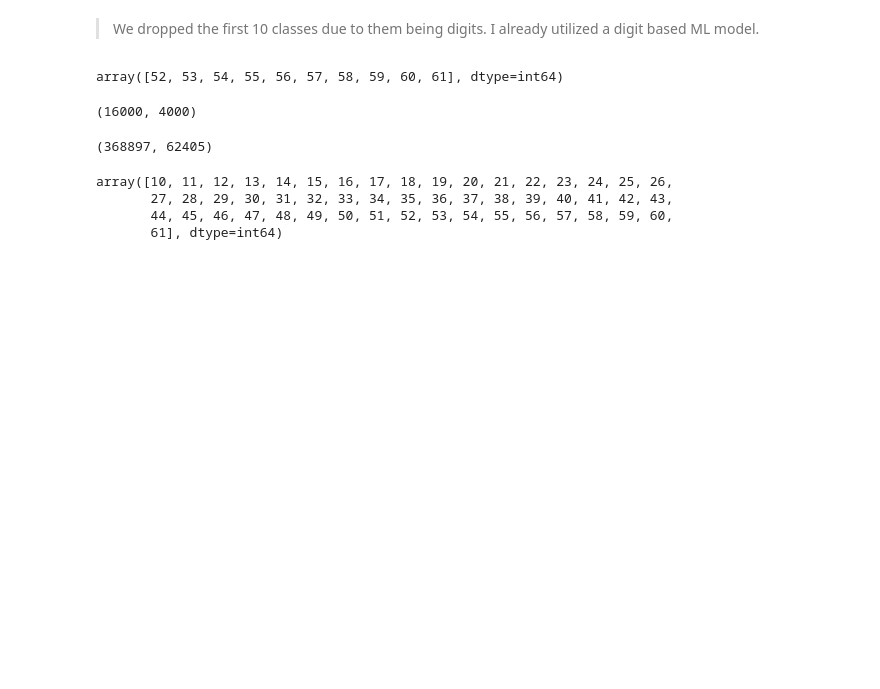
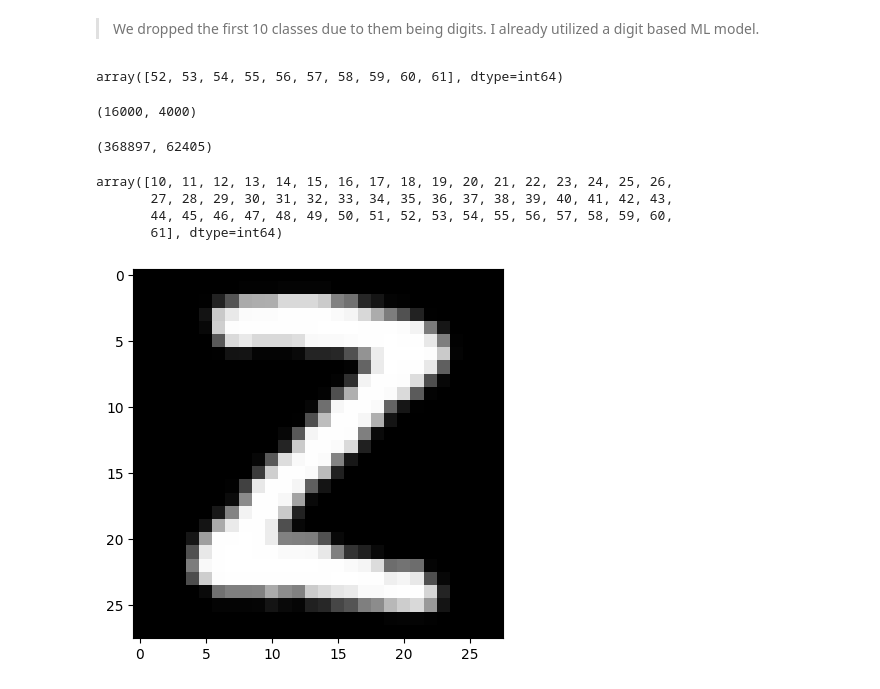
Before and after one commit to haldonmez/handwritten-letter-recognition-model, a Jupyter notebook: data_preprocessing.ipynb, the cells around one changed output. Drawn from its saved outputs; the diff is of its cells as text; code cells hidden in the pictures; blank space fills up the shorter version.

Commit message:
Update
Data visualized.
Fixes made.

```diff
--- a/data_preprocessing.ipynb
+++ b/data_preprocessing.ipynb
@@ -74,3 +76,16 @@ Drop rows based on column value:
 697931    0    0    0    0    0    0    0
 
 [352897 rows x 785 columns]
+# %%
+def process_image(row):
+    # Get the image data, ignore the first value (the class)
+    image_data = np.array(row[1:]).reshape(28, 28)
+
+    # Rotate the image -90 degrees
+    rotated_image = ndimage.rotate(image_data, -90)
+
+    # Flip the image
+    flipped_image = np.fliplr(rotated_image)
+
+    return pd.Series(np.append(row[0], flipped_image.flatten()))
+train_emnist = train_emnist.apply(process_image, axis=1)
@@ -118,3 +137,14 @@ array([10, 11, 12, 13, 14, 15, 16, 17, 18, 19, 20, 21, 22, 23, 24, 25, 26,
        27, 28, 29, 30, 31, 32, 33, 34, 35, 36, 37, 38, 39, 40, 41, 42, 43,
        44, 45, 46, 47, 48, 49, 50, 51, 52, 53, 54, 55, 56, 57, 58, 59, 60,
        61], dtype=int64)
+# %%
+image_data = train_emnist_last.iloc[0, 1:]
+
+# Reshape the data into a 28x28 array
+image_data = np.array(image_data).reshape(28, 28)
+
+# Use matplotlib to display the image
+plt.imshow(image_data, cmap='gray')
+plt.show()
+# %% [output]
+[figure, added]
```
Also changed, not shown: parts of 3 cells of this notebook.
